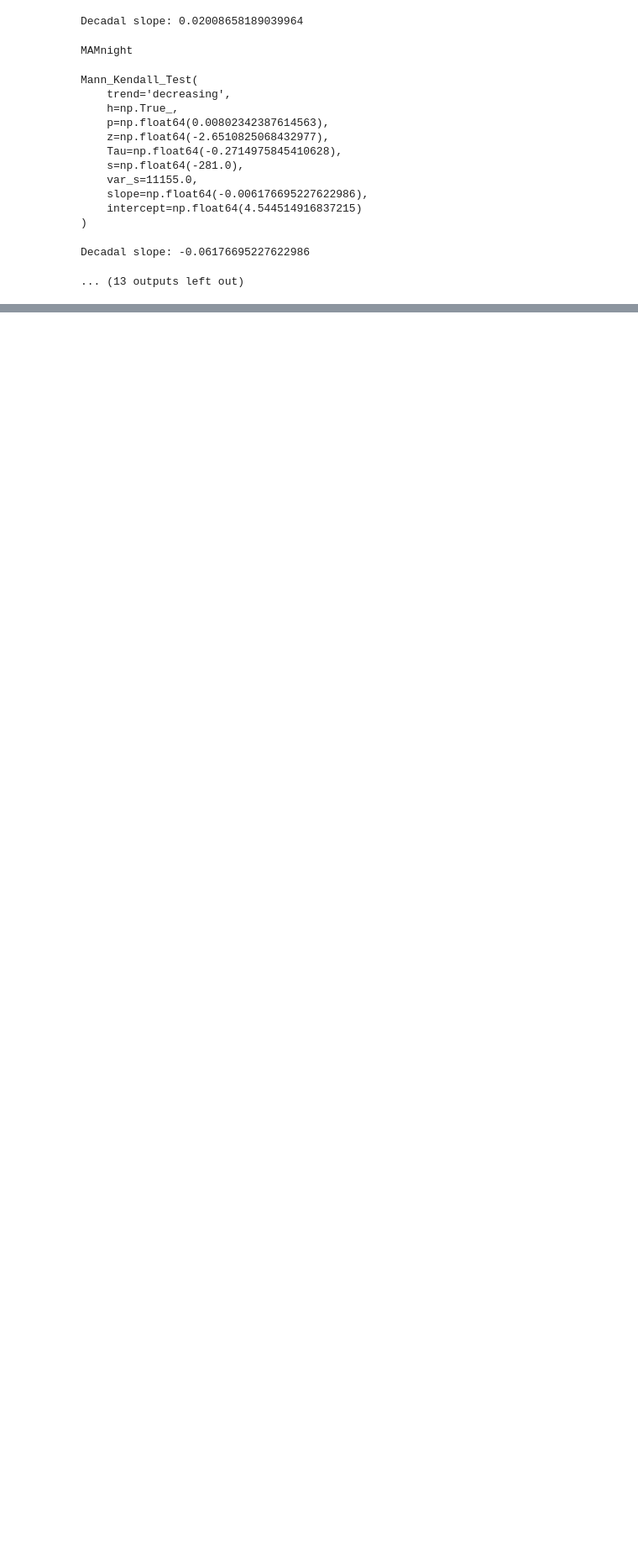
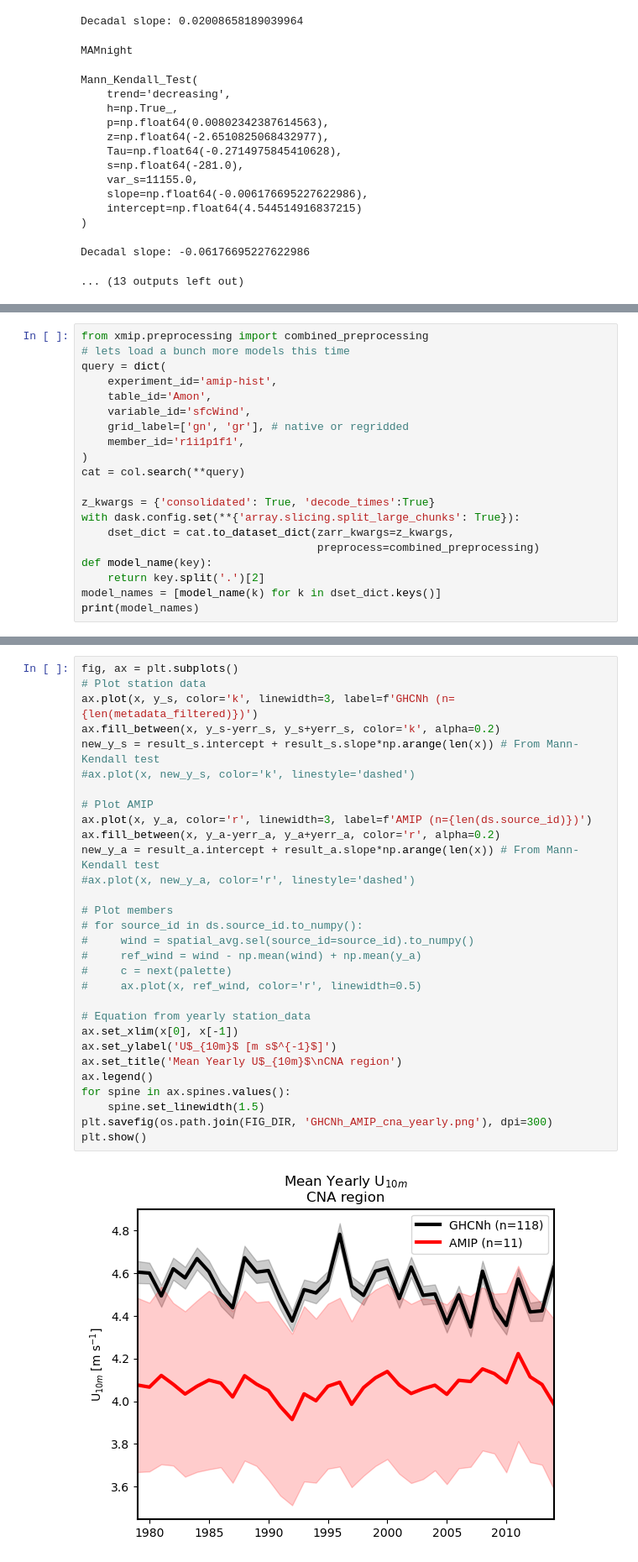
Before and after one commit to ivalencius/GPLLJ, a Jupyter notebook: src/GHCNh_cna.ipynb, the cells around one changed output, grey strips where cells are left out. Shown at 84% size. Cells and saved outputs as stored; diff of their text form; blank space fills up the shorter version.

Commit message:
Added some AMIP comparison

```diff
--- a/src/GHCNh_cna.ipynb
+++ b/src/GHCNh_cna.ipynb
@@ -661,0 +690,20 @@ Decadal slope: -0.06176695227622986
+# %%
+from xmip.preprocessing import combined_preprocessing
+# lets load a bunch more models this time
+query = dict(
+    experiment_id='amip-hist',
+    table_id='Amon',
+    variable_id='sfcWind',
+    grid_label=['gn', 'gr'], # native or regridded
+    member_id='r1i1p1f1',
+)
+cat = col.search(**query)
+
+z_kwargs = {'consolidated': True, 'decode_times':True}
+with dask.config.set(**{'array.slicing.split_large_chunks': True}):
+    dset_dict = cat.to_dataset_dict(zarr_kwargs=z_kwargs,
+                                    preprocess=combined_preprocessing)
+def model_name(key):
+    return key.split('.')[2]
+model_names = [model_name(k) for k in dset_dict.keys()]
+print(model_names)
@@ -661,0 +836,32 @@ Decadal slope: -0.06176695227622986
+# %%
+fig, ax = plt.subplots()
+# Plot station data
+ax.plot(x, y_s, color='k', linewidth=3, label=f'GHCNh (n={len(metadata_filtered)})')
+ax.fill_between(x, y_s-yerr_s, y_s+yerr_s, color='k', alpha=0.2)
+new_y_s = result_s.intercept + result_s.slope*np.arange(len(x)) # From Mann-Kendall test
+#ax.plot(x, new_y_s, color='k', linestyle='dashed')
+
+# Plot AMIP
+ax.plot(x, y_a, color='r', linewidth=3, label=f'AMIP (n={len(ds.source_id)})')
+ax.fill_between(x, y_a-yerr_a, y_a+yerr_a, color='r', alpha=0.2)
+new_y_a = result_a.intercept + result_a.slope*np.arange(len(x)) # From Mann-Kendall test
+#ax.plot(x, new_y_a, color='r', linestyle='dashed')
+
+# Plot members
+# for source_id in ds.source_id.to_numpy():
+#     wind = spatial_avg.sel(source_id=source_id).to_numpy()
+#     ref_wind = wind - np.mean(wind) + np.mean(y_a)
+#     c = next(palette)
+#     ax.plot(x, ref_wind, color='r', linewidth=0.5)
+
+# Equation from yearly station_data
+ax.set_xlim(x[0], x[-1])
+ax.set_ylabel('U$_{10m}$ [m s$^{-1}$]')
+ax.set_title('Mean Yearly U$_{10m}$\nCNA region')
+ax.legend()
+for spine in ax.spines.values():
+    spine.set_linewidth(1.5)
+plt.savefig(os.path.join(FIG_DIR, 'GHCNh_AMIP_cna_yearly.png'), dpi=300)
+plt.show()
+# %% [output]
+[figure, added]
```
Also changed, not shown: parts of 34 cells of this notebook, 6 other files.
